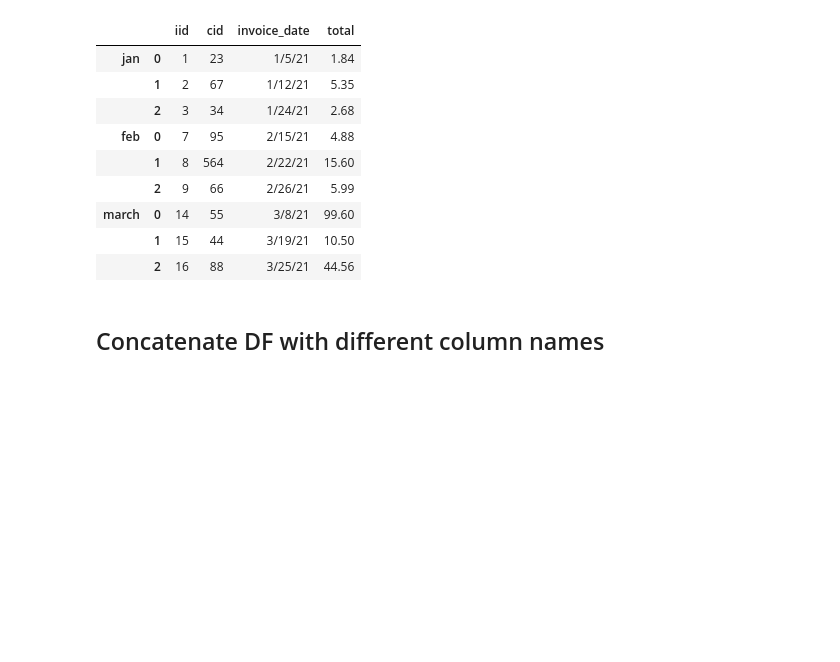
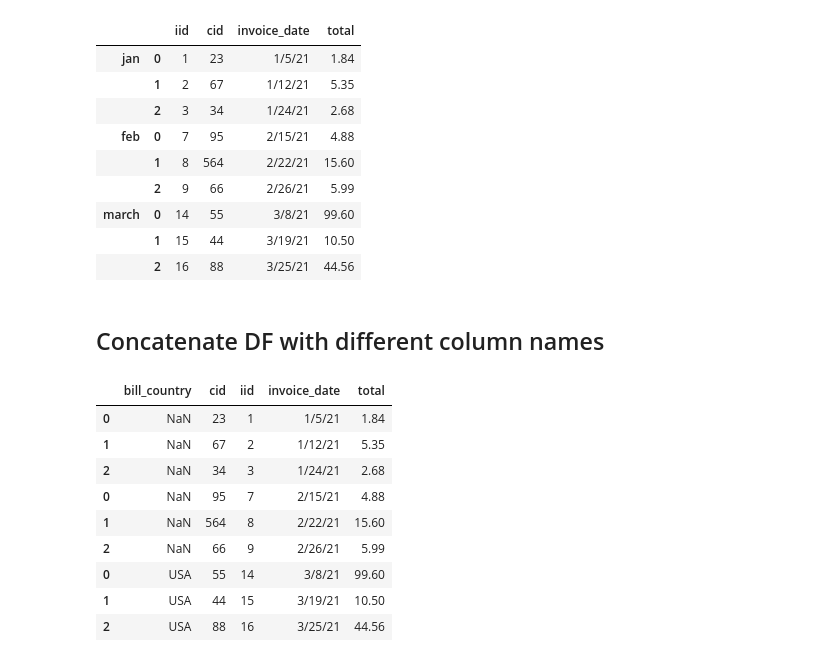
Before and after one commit to Jose-Servin/DataCamp, a Jupyter notebook: Courses/Joining_Data/Joining_Data_Pandas.ipynb, the cells around one changed output. Saved outputs shown, nothing was run; the diff lists cells and outputs as text; code cells hidden in the pictures; blank space fills up the shorter version.

Commit message:
new notes on DF concat and append

```diff
--- a/Courses/Joining_Data/Joining_Data_Pandas.ipynb
+++ b/Courses/Joining_Data/Joining_Data_Pandas.ipynb
@@ -886,3 +888,20 @@ three_month_data
 |  | 2 | 16 | 88 | 3/25/21 | 44.56 |
 # %% [markdown]
 ## Concatenate DF with different column names
+# %%
+march_data_copy = march_data.copy()
+# %%
+march_data_copy['bill_country'] = 'USA'
+# %%
+pd.concat([jan_data, feb_data, march_data_copy], sort=True)
+# %% [output]
+|  | bill_country | cid | iid | invoice_date | total |
+| 0 | NaN | 23 | 1 | 1/5/21 | 1.84 |
+| 1 | NaN | 67 | 2 | 1/12/21 | 5.35 |
+| 2 | NaN | 34 | 3 | 1/24/21 | 2.68 |
+| 0 | NaN | 95 | 7 | 2/15/21 | 4.88 |
+| 1 | NaN | 564 | 8 | 2/22/21 | 15.60 |
+| 2 | NaN | 66 | 9 | 2/26/21 | 5.99 |
+| 0 | USA | 55 | 14 | 3/8/21 | 99.60 |
+| 1 | USA | 44 | 15 | 3/19/21 | 10.50 |
+| 2 | USA | 88 | 16 | 3/25/21 | 44.56 |
```
Also changed, not shown: parts of 5 cells of this notebook.
